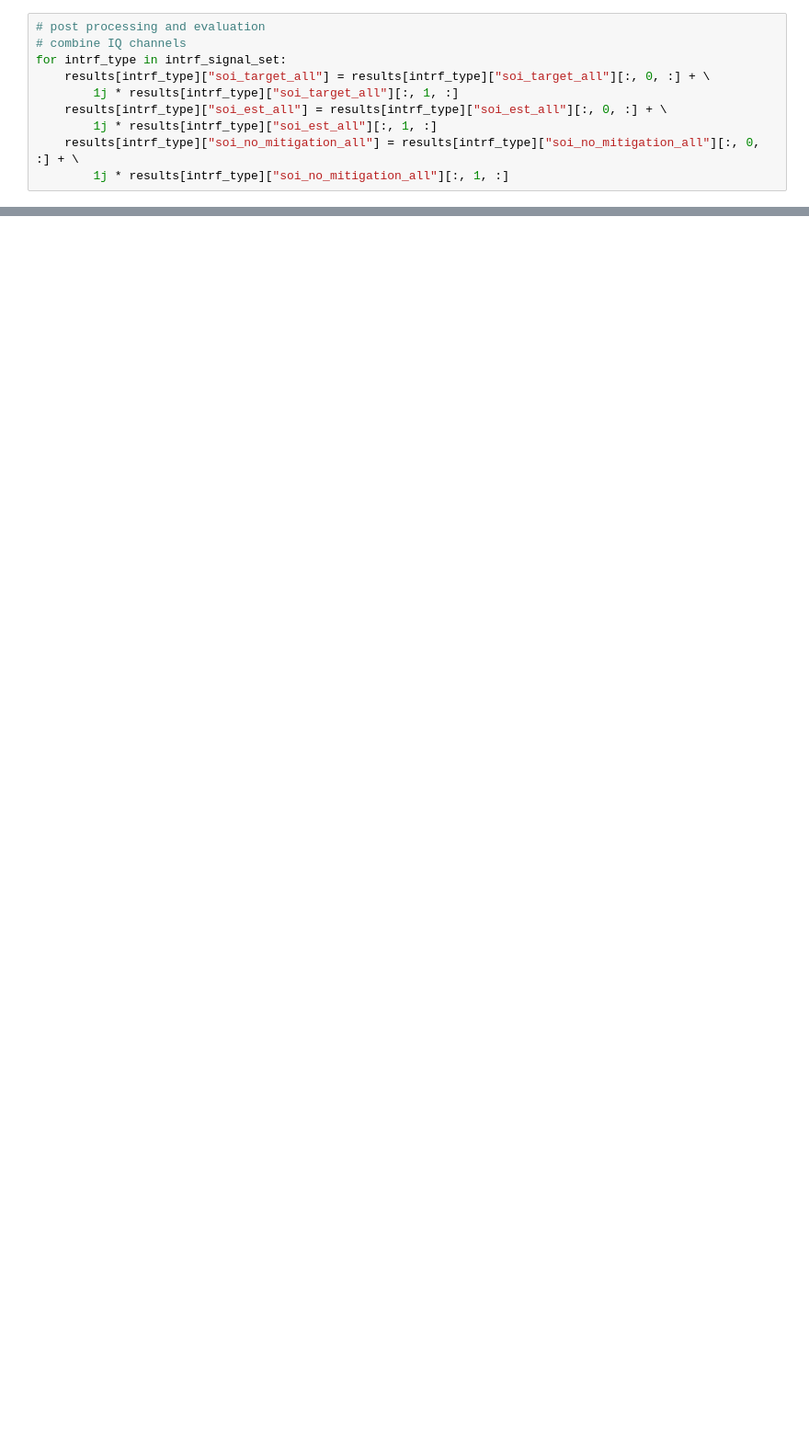
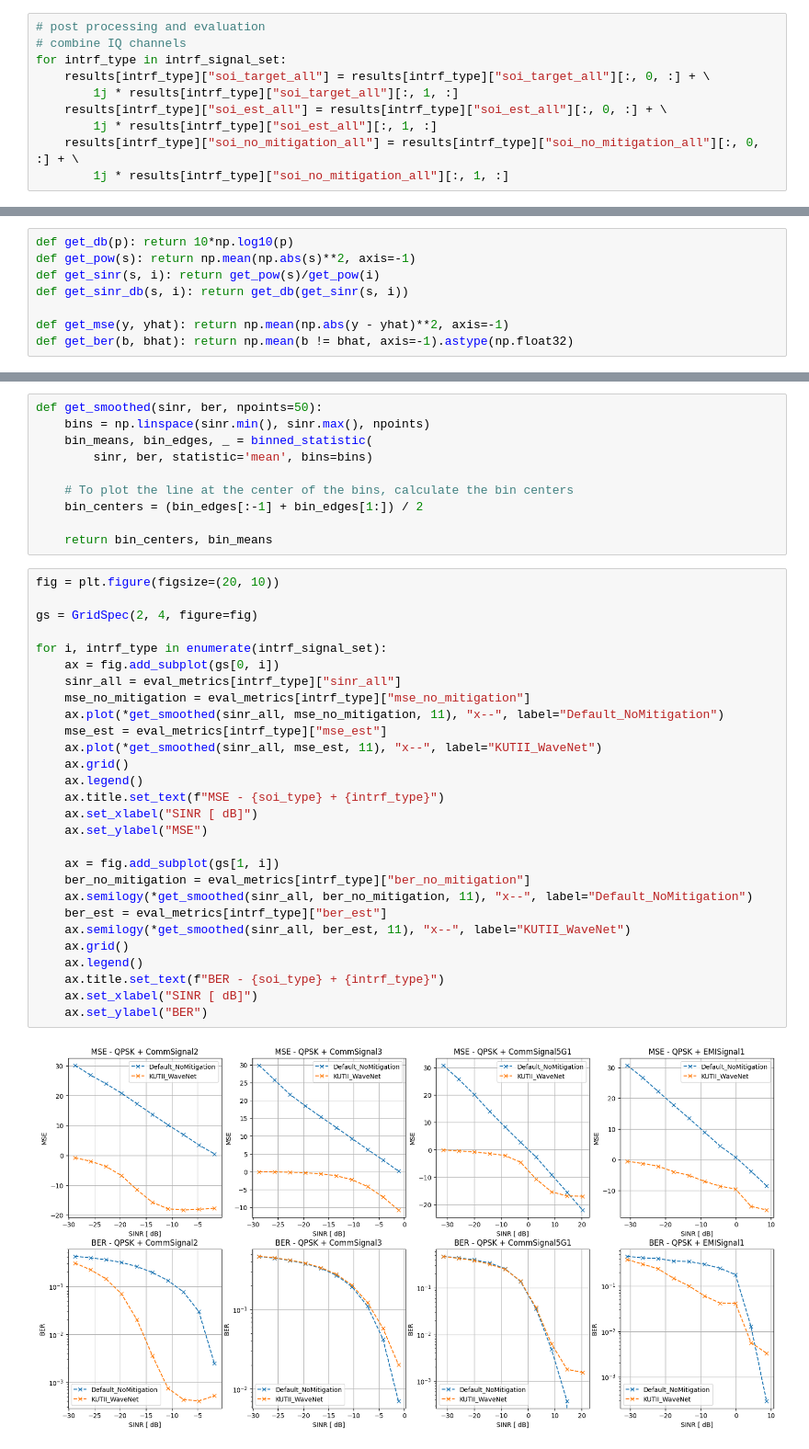
Before and after one commit to AhmedTarek62/ENEL645_ML_Project_RF_Challenge, a Jupyter notebook: notebooks/KUTII_WaveNet.ipynb, the cells around one changed output, grey strips where cells are left out. Shown at 92% size. Saved outputs shown, nothing was run; the diff lists cells and outputs as text; blank space fills up the shorter version.

```diff
--- a/notebooks/KUTII_WaveNet.ipynb
+++ b/notebooks/KUTII_WaveNet.ipynb
@@ -308,0 +361,8 @@ for intrf_type in intrf_signal_set:
+# %%
+def get_db(p): return 10*np.log10(p)
+def get_pow(s): return np.mean(np.abs(s)**2, axis=-1)
+def get_sinr(s, i): return get_pow(s)/get_pow(i)
+def get_sinr_db(s, i): return get_db(get_sinr(s, i))
+
+def get_mse(y, yhat): return np.mean(np.abs(y - yhat)**2, axis=-1)
+def get_ber(b, bhat): return np.mean(b != bhat, axis=-1).astype(np.float32)
@@ -308,0 +397,40 @@ for intrf_type in intrf_signal_set:
+# %%
+def get_smoothed(sinr, ber, npoints=50):
+    bins = np.linspace(sinr.min(), sinr.max(), npoints)
+    bin_means, bin_edges, _ = binned_statistic(
+        sinr, ber, statistic='mean', bins=bins)
+
+    # To plot the line at the center of the bins, calculate the bin centers
+    bin_centers = (bin_edges[:-1] + bin_edges[1:]) / 2
+
+    return bin_centers, bin_means
+# %%
+fig = plt.figure(figsize=(20, 10))
+
+gs = GridSpec(2, 4, figure=fig)
+
+for i, intrf_type in enumerate(intrf_signal_set):
+    ax = fig.add_subplot(gs[0, i])
+    sinr_all = eval_metrics[intrf_type]["sinr_all"]
+    mse_no_mitigation = eval_metrics[intrf_type]["mse_no_mitigation"]
+    ax.plot(*get_smoothed(sinr_all, mse_no_mitigation, 11), "x--", label="Default_NoMitigation")
+    mse_est = eval_metrics[intrf_type]["mse_est"]
+    ax.plot(*get_smoothed(sinr_all, mse_est, 11), "x--", label="KUTII_WaveNet")
+    ax.grid()
+    ax.legend()
+    ax.title.set_text(f"MSE - {soi_type} + {intrf_type}")
+    ax.set_xlabel("SINR [ dB]")
+    ax.set_ylabel("MSE")
+
+    ax = fig.add_subplot(gs[1, i])
+    ber_no_mitigation = eval_metrics[intrf_type]["ber_no_mitigation"]
+    ax.semilogy(*get_smoothed(sinr_all, ber_no_mitigation, 11), "x--", label="Default_NoMitigation")
+    ber_est = eval_metrics[intrf_type]["ber_est"]
+    ax.semilogy(*get_smoothed(sinr_all, ber_est, 11), "x--", label="KUTII_WaveNet")
+    ax.grid()
+    ax.legend()
+    ax.title.set_text(f"BER - {soi_type} + {intrf_type}")
+    ax.set_xlabel("SINR [ dB]")
+    ax.set_ylabel("BER")
+# %% [output]
+[figure, added]
```
Also changed, not shown: parts of 16 cells of this notebook, 2 other files.
